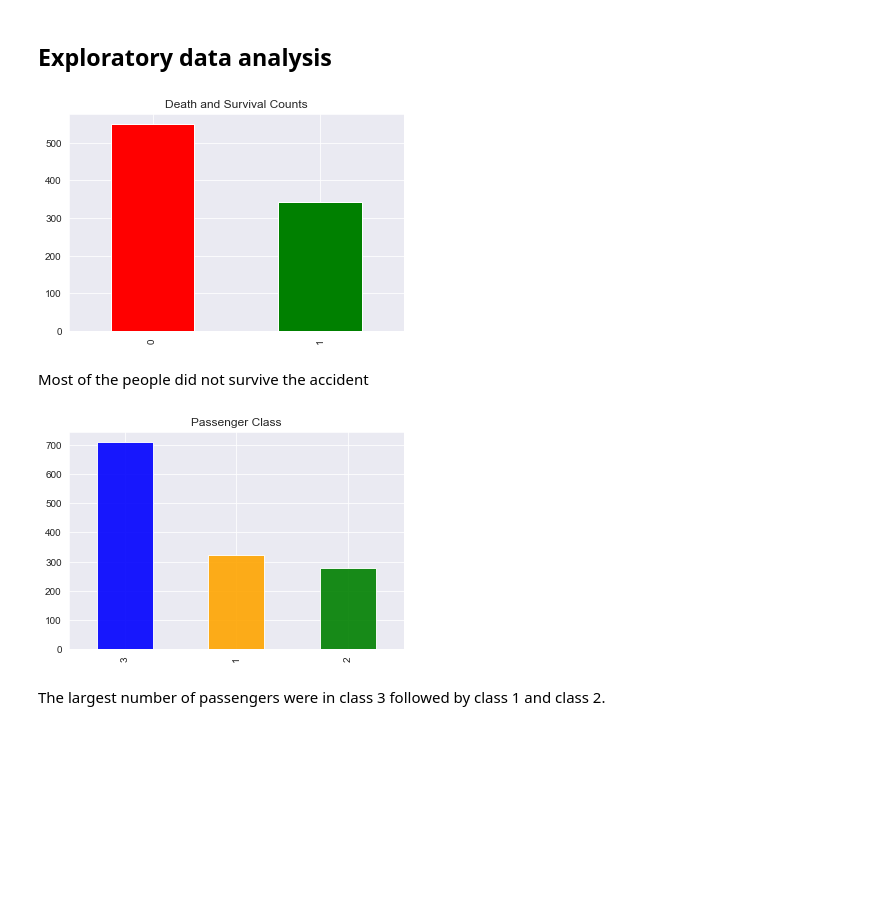
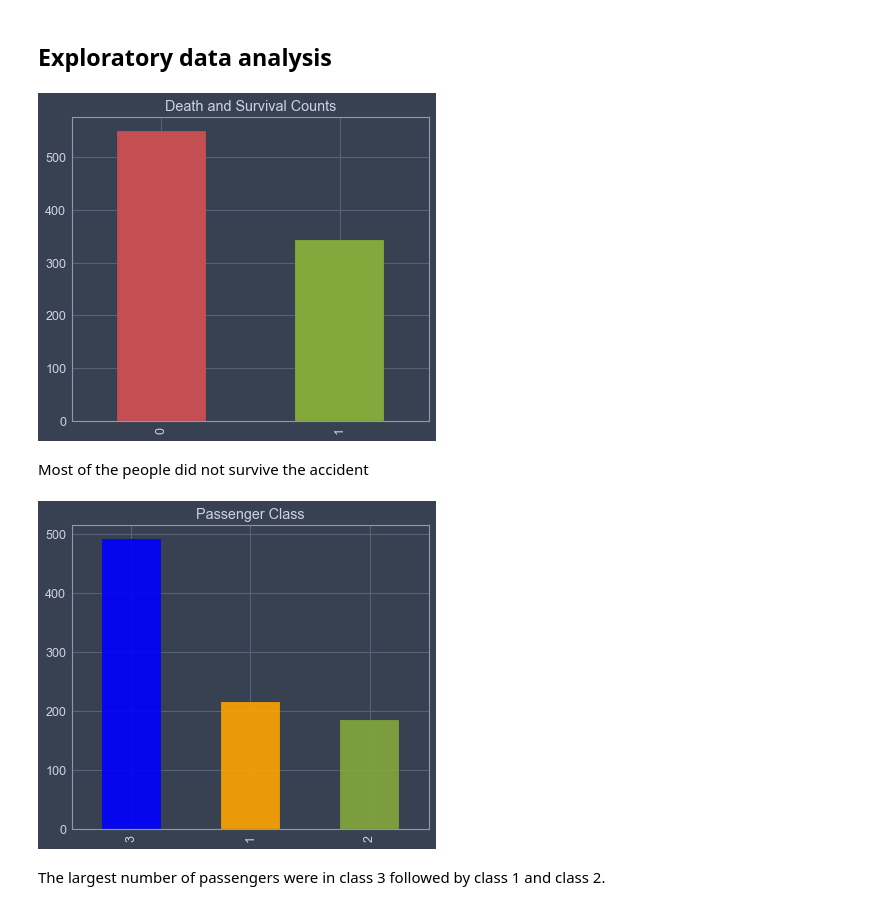
Before and after one commit to williansVarela/kaggle-titanic, a Jupyter notebook: Titanic.ipynb, the cells around one changed output. Saved outputs shown, nothing was run; the diff lists cells and outputs as text; code cells hidden in the pictures; blank space fills up the shorter version.

```diff
--- a/Titanic.ipynb
+++ b/Titanic.ipynb
@@ -10,9 +10,7 @@ import numpy as np
 import pandas as pd
 import matplotlib.pyplot as plt
 import seaborn as sns
-sns.set_style('darkgrid')
-
-# Pretty display for notebooks
+sns.set(context='notebook', palette='deep')
 %matplotlib inline
 
 # Set a random seed
@@ -54,2 +41,5 @@ features = features.drop('Cabin', axis=1)
+# %%
+# Concatenating kaggle Train and Test dataframes
+features = pd.concat([df_train.drop('Survived', axis=1), df_test])
 # %% [markdown]
 Checking null values in the dataframe
@@ -101,21 +99,28 @@ Embarked Counter({False: 1309})
 # %%
 # Splitting data
-X_train = features[:len(X_train_raw)]
+X_train = features[:len(df_train)]
 X_test = features[-(len(df_test)):]
+y_train = pd.DataFrame(df_train['Survived'])
+
+# Full train data
+df_full = pd.concat([X_train, y_train], axis=1)
 # %% [markdown]
 ## Exploratory data analysis
 # %%
-y_train.value_counts().plot(kind='bar', title='Death and Survival Counts',grid=True, color=['r', 'g'])
+from jupyterthemes import jtplot
+jtplot.style(theme='oceans16')
+
+df_full['Survived'].value_counts().plot(kind='bar', title='Death and Survival Counts',grid=True, color=['r', 'g'])
 plt.show()
 # %% [output]
-[figure, old version]
+[figure, new version]
 # %% [markdown]
 Most of the people did not survive the accident
 # %%
-features['Pclass'].value_counts().plot(kind='bar', title='Passenger Class',alpha=0.90,grid=True, color=['blue', 'orange', 'g'])
+df_full['Pclass'].value_counts().plot(kind='bar', title='Passenger Class',alpha=0.90,grid=True, color=['blue', 'orange', 'g'])
 plt.show()
 # %% [output]
-[figure, old version]
+[figure, new version]
 # %% [markdown]
 The largest number of passengers were in class 3 followed by class 1 and class 2.
 # %%
```
Also changed, not shown: parts of 52 cells of this notebook, 5 other files.
